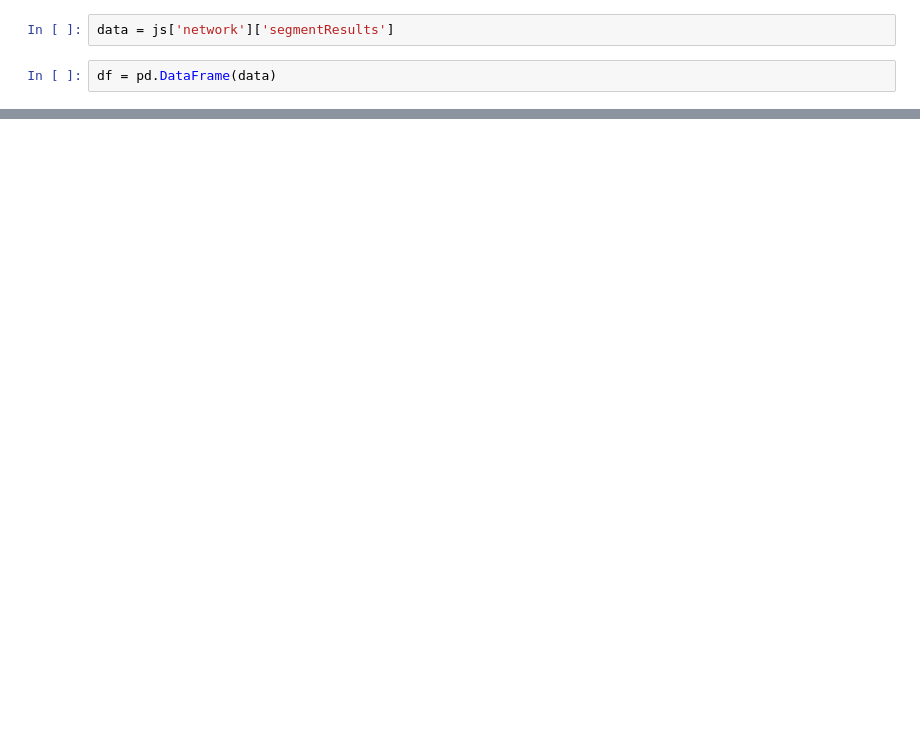
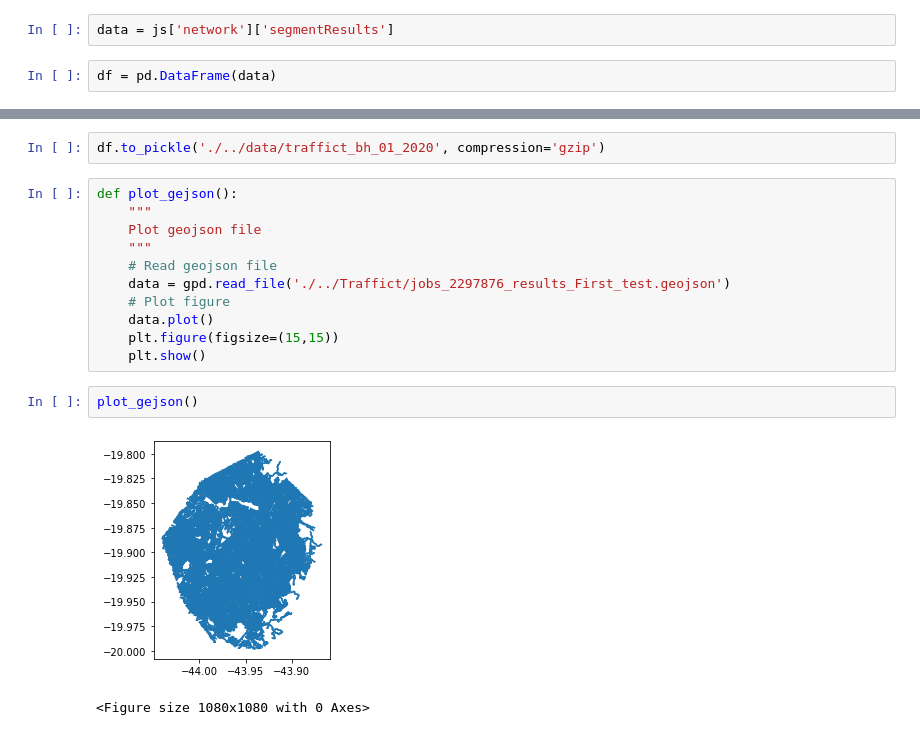
Before and after one commit to enmanuel-mag/ICD-Proyect, a Jupyter notebook: Proyect/Traffict/load.ipynb, the cells around one changed output, grey strips where cells are left out. Cells and saved outputs as stored; diff of their text form; blank space fills up the shorter version.

```diff
--- a/Proyect/Traffict/load.ipynb
+++ b/Proyect/Traffict/load.ipynb
@@ -26,0 +45,18 @@ df.to_csv('./data_Set_traffict_BH_01_01_2020_31_01_2020.csv')
+# %%
+df.to_pickle('./../data/traffict_bh_01_2020', compression='gzip')
+# %%
+def plot_gejson():
+    """
+    Plot geojson file
+    """
+    # Read geojson file
+    data = gpd.read_file('./../Traffict/jobs_2297876_results_First_test.geojson')
+    # Plot figure
+    data.plot()
+    plt.figure(figsize=(15,15))
+    plt.show()
+# %%
+plot_gejson()
+# %% [output]
+[figure, added]
+<Figure size 1080x1080 with 0 Axes>
```
Also changed, not shown: parts of 4 cells of this notebook, 3 other files.
